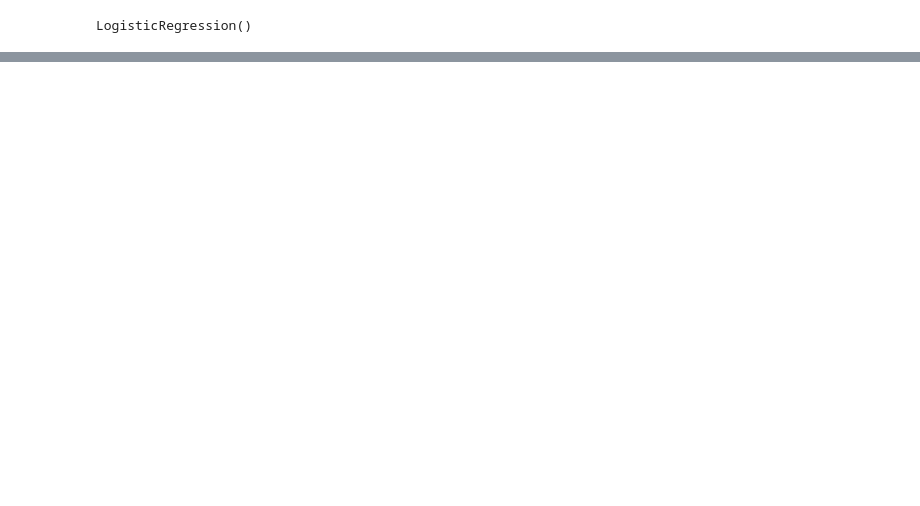
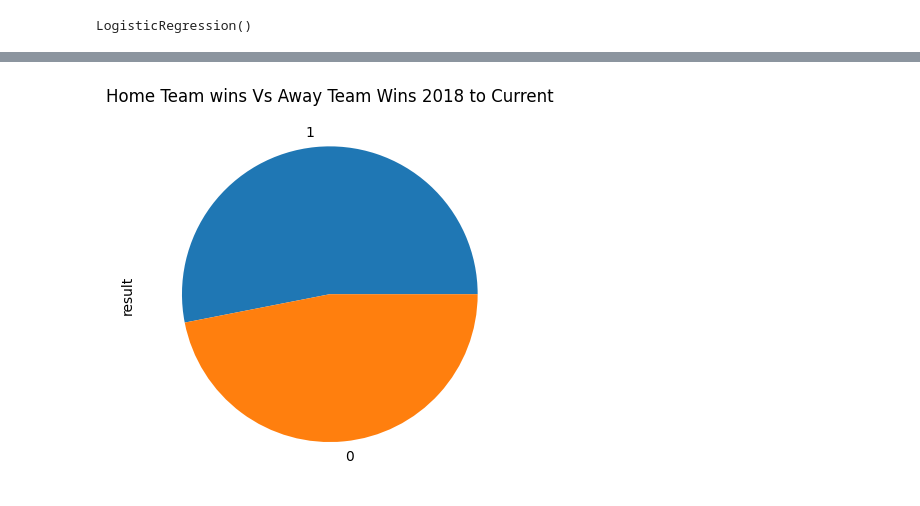
Before and after one commit to JohnPhan8448/C964nflbinder, a Jupyter notebook: NFLNotebook.ipynb, the cells around one changed output, grey strips where cells are left out. Saved outputs shown, nothing was run; the diff lists cells and outputs as text; code cells hidden in the pictures; blank space fills up the shorter version.

```diff
--- a/NFLNotebook.ipynb
+++ b/NFLNotebook.ipynb
@@ -157,0 +191,15 @@ text_5= widgets.HTML(value="<h2>hungry ghosts for dinner, if that's okay for you
+# %%
+label_headline3 = widgets.HTML(value="Home vs Away Wins")
+label_explaination3 = widgets.HTML(value="The graph below contains the top 10 directors based on their best movie gross earnings. ")
+
+display(label_headline3)
+display(label_explaination3)
+df2 = pd.read_csv('2018_2021_cleaned.csv')
+ax = df2['result'].value_counts().plot(kind='pie')
+ax.set_title('Home Team wins Vs Away Team Wins 2018 to Current');
+# plt.barh(df['Tm'],df['SRS'],)
+# plt.xlabel("Simple Rating System")
+# plt.ylabel("Teams")
+# plt.title('Team SRS score')
+# plt.show()
+# %% [output]
@@ -157,0 +208 @@ text_5= widgets.HTML(value="<h2>hungry ghosts for dinner, if that's okay for you
+[figure, added]
```
Also changed, not shown: parts of 7 cells of this notebook, 1 other file.
